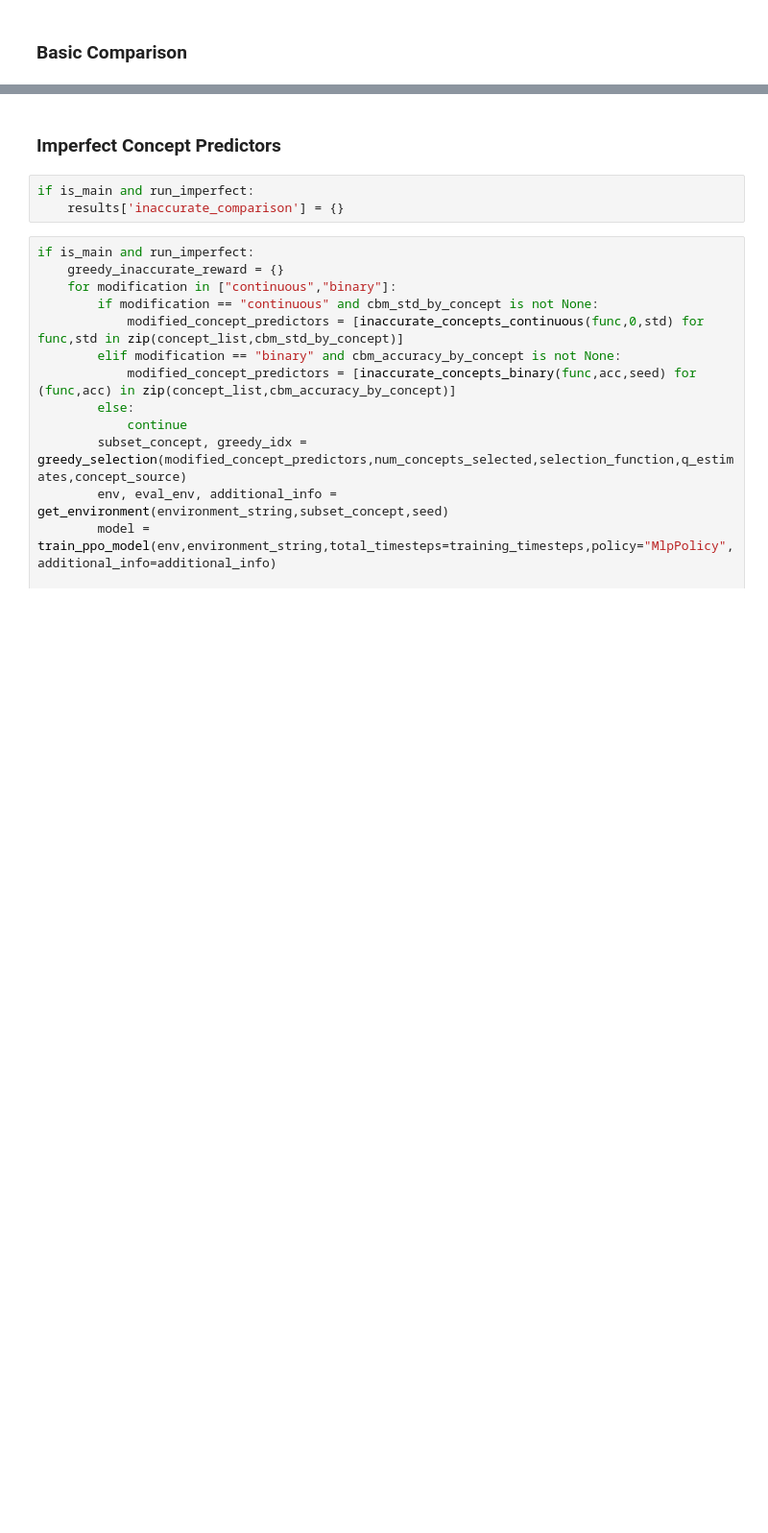
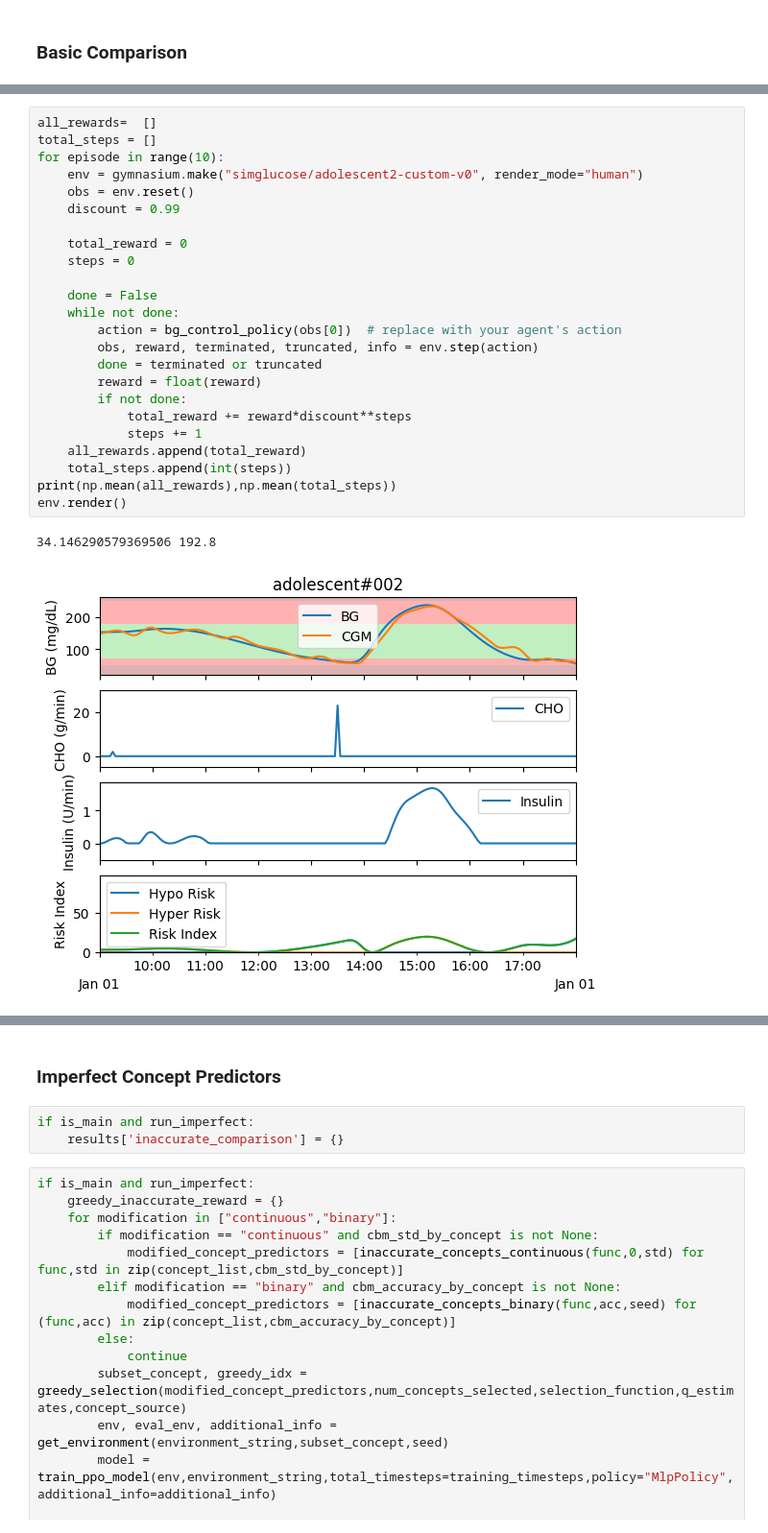
Before and after one commit to naveenr414/concept_decisions, a Jupyter notebook: scripts/notebooks/Main Experiments.ipynb, the cells around one changed output, grey strips where cells are left out. Shown at 96% size. Drawn from its saved outputs; the diff is of its cells as text; blank space fills up the shorter version.

```diff
--- a/scripts/notebooks/Main Experiments.ipynb
+++ b/scripts/notebooks/Main Experiments.ipynb
@@ -214,0 +451,27 @@ if is_main:
+# %%
+all_rewards=  []
+total_steps = []
+for episode in range(10):
+    env = gymnasium.make("simglucose/adolescent2-custom-v0", render_mode="human")
+    obs = env.reset()
+    discount = 0.99
+
+    total_reward = 0
+    steps = 0
+
+    done = False
+    while not done:
+        action = bg_control_policy(obs[0])  # replace with your agent's action
+        obs, reward, terminated, truncated, info = env.step(action)
+        done = terminated or truncated
+        reward = float(reward)
+        if not done:
+            total_reward += reward*discount**steps
+            steps += 1
+    all_rewards.append(total_reward)
+    total_steps.append(int(steps))
+print(np.mean(all_rewards),np.mean(total_steps))
+env.render()
+# %% [output]
+34.146290579369506 192.8
+[figure, added]
```
Also changed, not shown: parts of 39 cells of this notebook, 27 other files.
